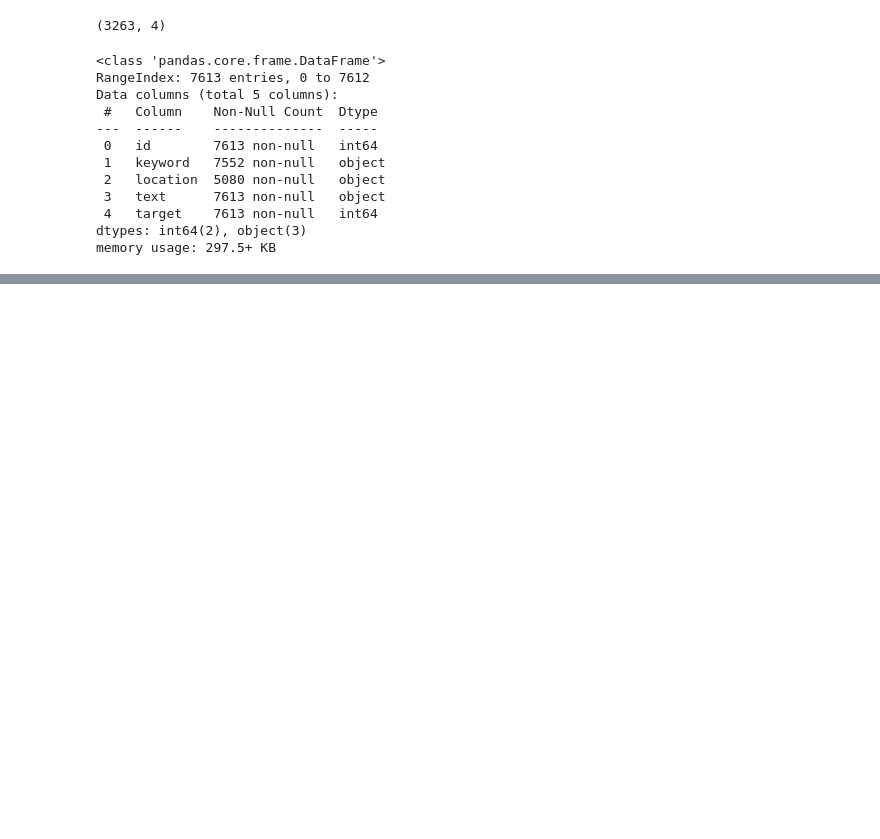
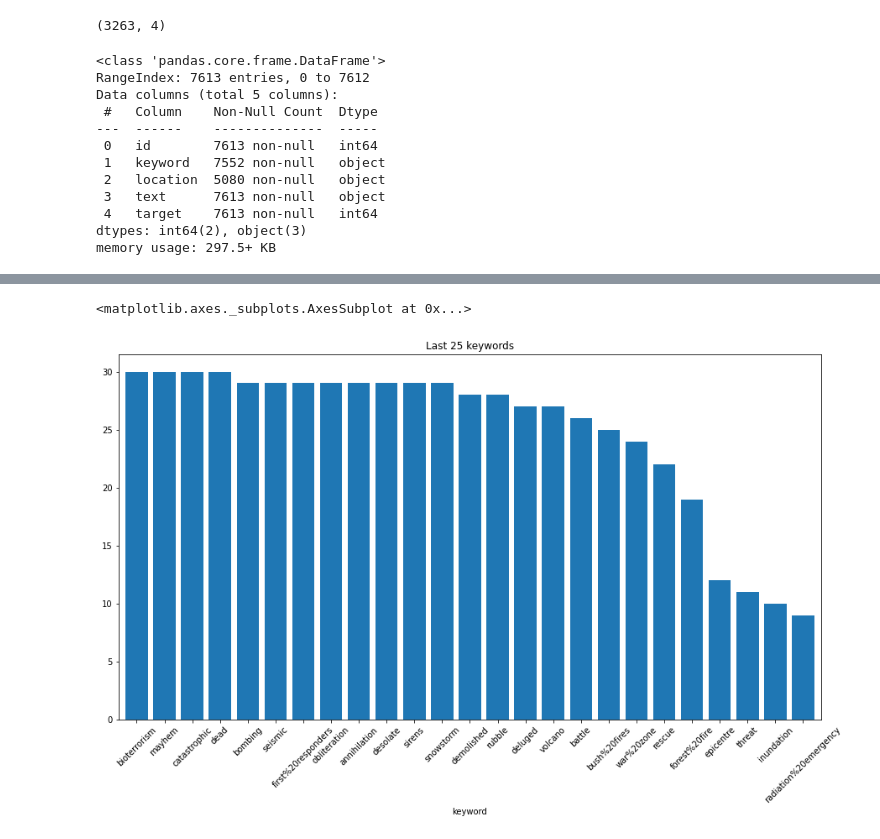
Before and after one commit to casals90/nlp_with_disaster_tweets, a Jupyter notebook: NLP_twitter.ipynb, the cells around one changed output, grey strips where cells are left out. Saved outputs shown, nothing was run; the diff lists cells and outputs as text; code cells hidden in the pictures; blank space fills up the shorter version.

```diff
--- a/NLP_twitter.ipynb
+++ b/NLP_twitter.ipynb
@@ -40,0 +67,6 @@ memory usage: 297.5+ KB
+# %%
+train_df.groupby("keyword").size().sort_values(ascending=False)[-25:].plot(
+    kind="bar", figsize=(15, 8), width=0.8, title="Last 25 keywords", rot=45)
+# %% [output]
+<matplotlib.axes._subplots.AxesSubplot at 0x...>
+[figure, added]
```
Also changed, not shown: parts of 11 cells of this notebook.
